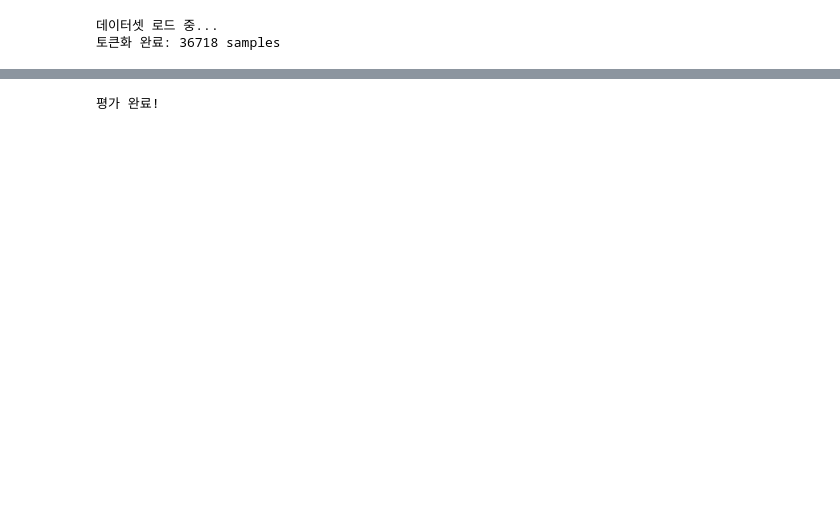
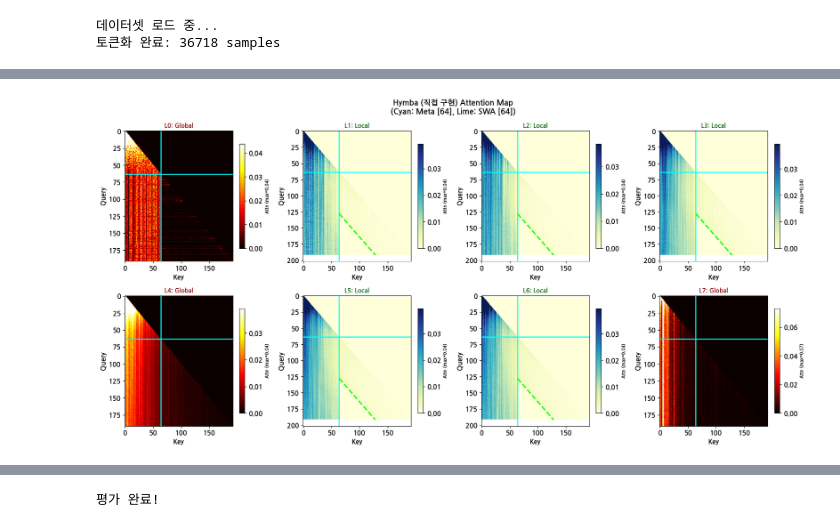
Before and after one commit to leadbreak/study, a Jupyter notebook: algorithm/14.hymba/04.Hymba_Evaluation.ipynb, the cells around one changed output, grey strips where cells are left out. Cells and saved outputs as stored; diff of their text form; code cells hidden in the pictures; blank space fills up the shorter version.

```diff
--- a/algorithm/14.hymba/04.Hymba_Evaluation.ipynb
+++ b/algorithm/14.hymba/04.Hymba_Evaluation.ipynb
@@ -654,0 +731,82 @@ print(f'저장: {RESULTS_DIR}/training_curves.png')
+# %%
+# ============================================================
+# 레이어별 Attention Map 시각화 (개선된 스케일 및 colormap)
+# ============================================================
+n_layers = config_hymba.n_layers
+global_layers = set(config_hymba.global_attn_idx)
+
+def plot_attention_map(ax, attn, num_meta, swa_window, layer_idx, is_global, vmax_percentile=99):
+    """
+    Attention map with improved visualization
+    - percentile 기반 vmax로 outlier 제외
+    - 더 선명한 colormap 사용
+    """
+    # Percentile 기반으로 상위 outlier 제외한 max 값 사용
+    vmax = np.percentile(attn, vmax_percentile)
+    vmax = max(vmax, 0.01)  # 최소값 보장
+
+    # 더 선명한 colormap: 'hot'은 attention 시각화에 효과적
+    cmap = 'hot' if is_global else 'YlGnBu'
+
+    im = ax.imshow(attn, cmap=cmap, aspect='auto', vmin=0, vmax=vmax)
+
+    T = attn.shape[0]  # 전체 시퀀스 길이 (meta + content)
+
+    # Meta token 경계선 (cyan color for better visibility)
+    if num_meta > 0:
+        ax.axvline(x=num_meta - 0.5, color='cyan', linestyle='-', linewidth=2, alpha=0.9)
+        ax.axhline(y=num_meta - 0.5, color='cyan', linestyle='-', linewidth=2, alpha=0.9)
+
+    # SWA 경계 표시 (Local attention인 경우만)
+    if not is_global and num_meta > 0:
+        content_len = T - num_meta
+        if swa_window < content_len:
+            y_start = num_meta + swa_window
+            x_start = num_meta
+            y_end = T
+            x_end = T - swa_window
+
+            if y_start < T:
+                ax.plot([x_start, x_end], [y_start, y_end],
+                       color='lime', linestyle='--', linewidth=2.5, alpha=0.9)
+
+    return im, vmax
+
+
+# 직접 구현 모델 attention map
+fig, axes = plt.subplots(2, 4, figsize=(18, 9))
+axes = axes.flatten()
+
+for layer_idx in range(n_layers):
+    ax = axes[layer_idx]
+    is_global = layer_idx in global_layers
+
+    if attn_weights_mine[layer_idx] is not None:
+        # [batch, heads, seq+meta, seq+meta] -> 평균
+        attn = attn_weights_mine[layer_idx][0].mean(dim=0).cpu().numpy()
+
+        im, vmax_used = plot_attention_map(ax, attn, num_meta, swa_window, layer_idx, is_global)
+
+        layer_type = 'Global' if is_global else 'Local'
+        ax.set_title(f'L{layer_idx}: {layer_type}', fontsize=11, fontweight='bold',
+                    color='#8B0000' if is_global else '#006400')
+
+        ax.set_xlabel('Key')
+        ax.set_ylabel('Query')
+
+        cbar = plt.colorbar(im, ax=ax, shrink=0.8)
+        cbar.set_label(f'Attn (max={vmax_used:.2f})', fontsize=8)
+    else:
+        ax.text(0.5, 0.5, 'Mamba Only\n(No Attention)', ha='center', va='center',
+                transform=ax.transAxes, fontsize=12)
+        ax.set_title(f'Layer {layer_idx}: Mamba', fontsize=11)
+
+plt.suptitle(f'Hymba (직접 구현) Attention Map\n(Cyan: Meta [{num_meta}], Lime: SWA [{swa_window}])',
+             fontsize=14, fontweight='bold')
+plt.tight_layout()
+plt.savefig(f'{RESULTS_DIR}/hybrid_mine_attention_maps.png', dpi=150, bbox_inches='tight')
+plt.show()
+
+print(f'저장: {RESULTS_DIR}/hybrid_mine_attention_maps.png')
+# %% [output]
+[figure, added]
```
Also changed, not shown: parts of 42 cells of this notebook.
